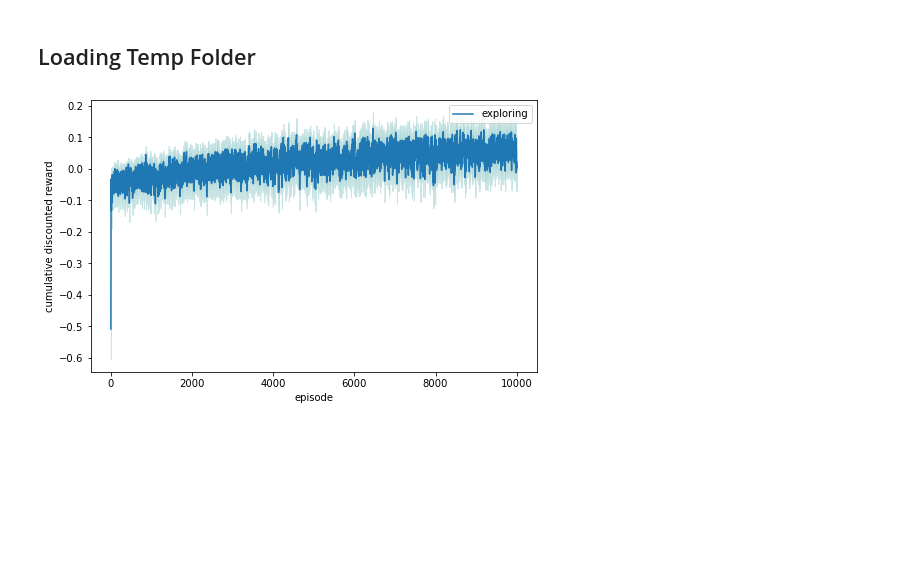
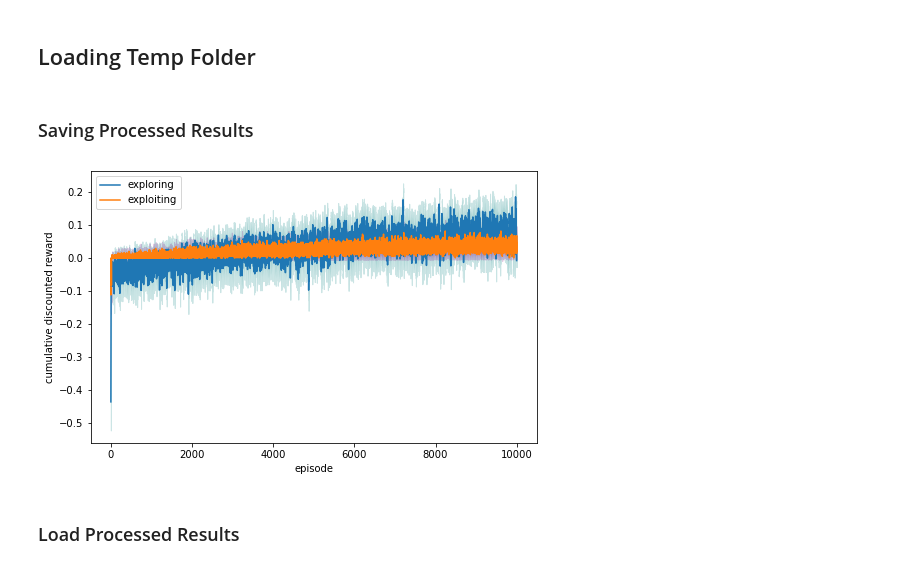
Before and after one commit to CCarissimo/RapidRL, a Jupyter notebook: run_epochs.ipynb, the cells around one changed output. Drawn from its saved outputs; the diff is of its cells as text; code cells hidden in the pictures; blank space fills up the shorter version.

Commit message:
plt.plot(x, yg, label='me_exploiting')

```diff
--- a/run_epochs.ipynb
+++ b/run_epochs.ipynb
@@ -223,3 +219,17 @@ for i, epoch in enumerate(M):
 yn = np.mean(R, axis=0)
 yCIn = list(map(lambda p: bootstrap_empirical(p)(0.95), R.T))
 Yn = np.transpose(yCIn)
+# %%
+Rg = np.empty((100, 10000))
+
+for i, epoch in enumerate(M):
+    for j, metrics in enumerate(epoch):
+        if metrics['Gg'] != None:
+            for exp, g in enumerate(metrics['Gg']):
+                Rg[i,j] += 0.9**exp*g
+# %%
+yg = np.mean(Rg, axis=0)
+yCIg = list(map(lambda p: bootstrap_empirical(p)(0.95), Rg.T))
+Yg = np.transpose(yCIg)
+# %% [markdown]
+### Saving Processed Results
@@ -226,19 +241,21 @@ Yn = np.transpose(yCIn)
 # %%
 %matplotlib inline
 x = np.arange(0, 10000, 1)
 
 fig, ax = plt.subplots(figsize=(8,5))
 plt.plot(x, yn, label='exploring')
 ax.fill_between(x, Yn[0], Yn[1], color='teal', alpha=.2)
 
-# plt.plot(x, yg, label='exploiting')
-# ax.fill_between(x, Yg[0], Yg[1], color='purple', alpha=.2)
+plt.plot(x, yg, label='exploiting')
+ax.fill_between(x, Yg[0], Yg[1], color='purple', alpha=.2)
 
 plt.ylabel('cumulative discounted reward')
 plt.xlabel('episode')
 
 plt.legend()
-plt.savefig(f'results/epochs_ME_Q_WILLEMSEN_n[10000]_alpha[0.1]_gamma[0.9]_batch[10]_weights[exp_size_corrected]_exploit[False].png')
+plt.savefig(f'results/epochs_ME_Q_WILLEMSEN_n[10000]_alpha[0.1]_gamma[0.9]_batch[10]_weights[exp_size_corrected]_exploit[True].png')
 plt.show()
 # %% [output]
-[figure, old version]
+[figure, new version]
+# %% [markdown]
+### Load Processed Results
```
Also changed, not shown: parts of 7 cells of this notebook, 2 other files.
